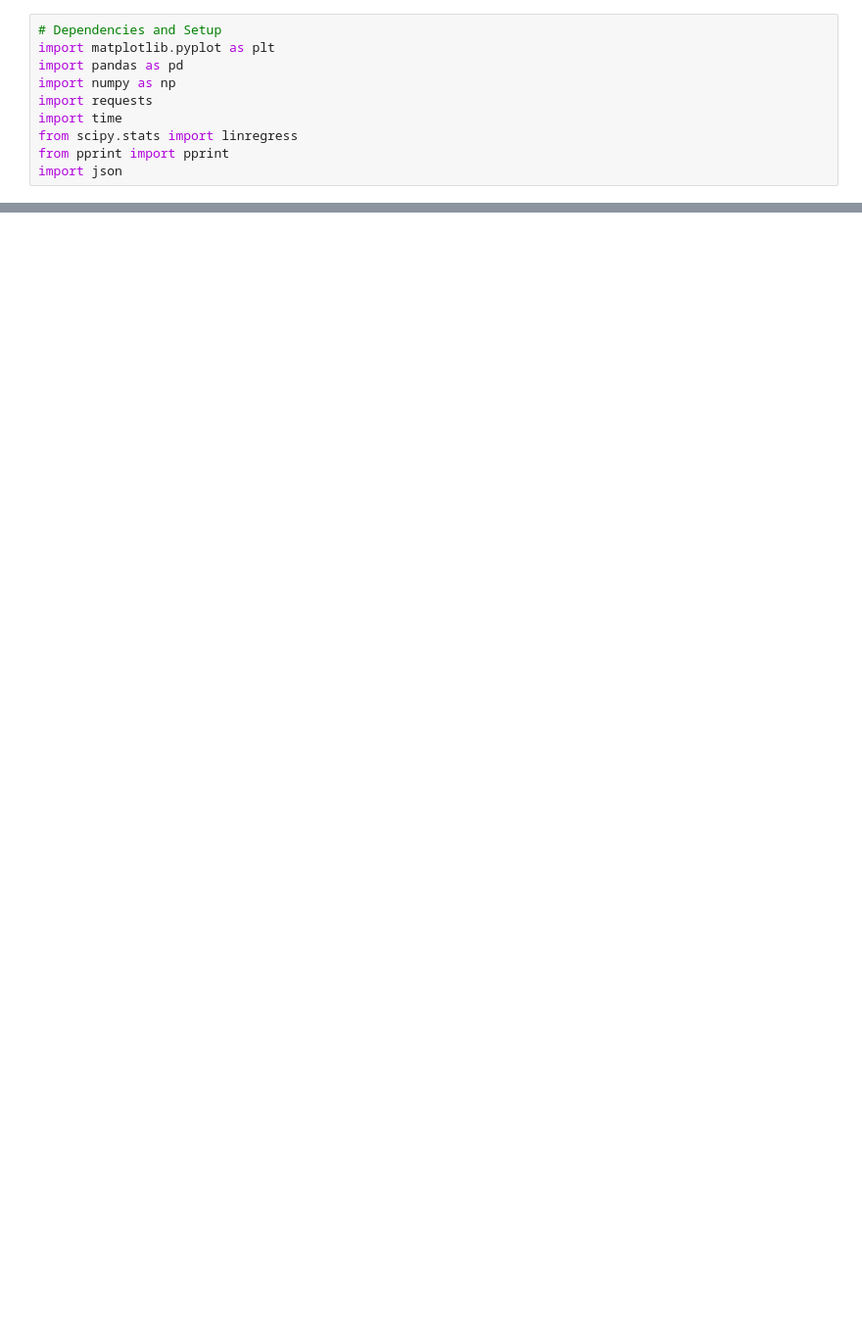
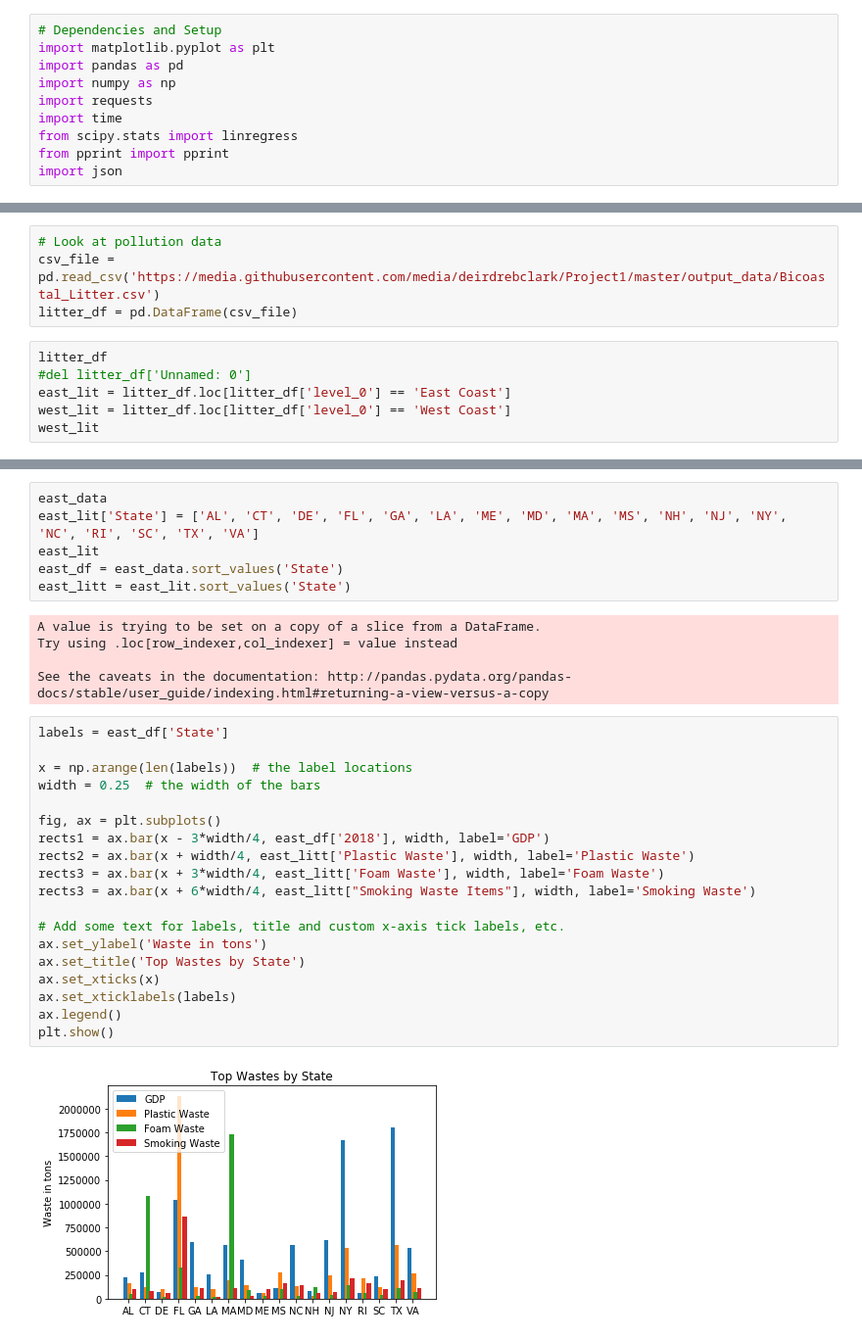
Before and after one commit to deirdrebclark/Project1, a Jupyter notebook: GDPAnaly_working.ipynb, the cells around one changed output, grey strips where cells are left out. Shown: that part at 98% size. Cells and saved outputs as stored; diff of their text form; blank space fills up the shorter version.

Commit message:
Updated Analysis with first 2 bar charts

```diff
--- a/GDPAnaly_working.ipynb
+++ b/GDPAnaly_working.ipynb
@@ -53,0 +70,10 @@ plt.show()
+# %%
+# Look at pollution data
+csv_file = pd.read_csv('https://media.githubusercontent.com/media/deirdrebclark/Project1/master/output_data/Bicoastal_Litter.csv')
+litter_df = pd.DataFrame(csv_file)
+# %%
+litter_df
+#del litter_df['Unnamed: 0']
+east_lit = litter_df.loc[litter_df['level_0'] == 'East Coast']
+west_lit = litter_df.loc[litter_df['level_0'] == 'West Coast']
+west_lit
@@ -53,0 +87,32 @@ plt.show()
+# %%
+east_data
+east_lit['State'] = ['AL', 'CT', 'DE', 'FL', 'GA', 'LA', 'ME', 'MD', 'MA', 'MS', 'NH', 'NJ', 'NY', 'NC', 'RI', 'SC', 'TX', 'VA']
+east_lit
+east_df = east_data.sort_values('State')
+east_litt = east_lit.sort_values('State')
+# %% [output]
+A value is trying to be set on a copy of a slice from a DataFrame.
+Try using .loc[row_indexer,col_indexer] = value instead
+
+See the caveats in the documentation: http://pandas.pydata.org/pandas-docs/stable/user_guide/indexing.html#returning-a-view-versus-a-copy
+# %%
+labels = east_df['State']
+
+x = np.arange(len(labels))  # the label locations
+width = 0.25  # the width of the bars
+
+fig, ax = plt.subplots()
+rects1 = ax.bar(x - 3*width/4, east_df['2018'], width, label='GDP')
+rects2 = ax.bar(x + width/4, east_litt['Plastic Waste'], width, label='Plastic Waste')
+rects3 = ax.bar(x + 3*width/4, east_litt['Foam Waste'], width, label='Foam Waste')
+rects3 = ax.bar(x + 6*width/4, east_litt["Smoking Waste Items"], width, label='Smoking Waste')
+
+# Add some text for labels, title and custom x-axis tick labels, etc.
+ax.set_ylabel('Waste in tons')
+ax.set_title('Top Wastes by State')
+ax.set_xticks(x)
+ax.set_xticklabels(labels)
+ax.legend()
+plt.show()
+# %% [output]
+[figure, added]
```
Also changed, not shown: parts of 7 cells of this notebook.
